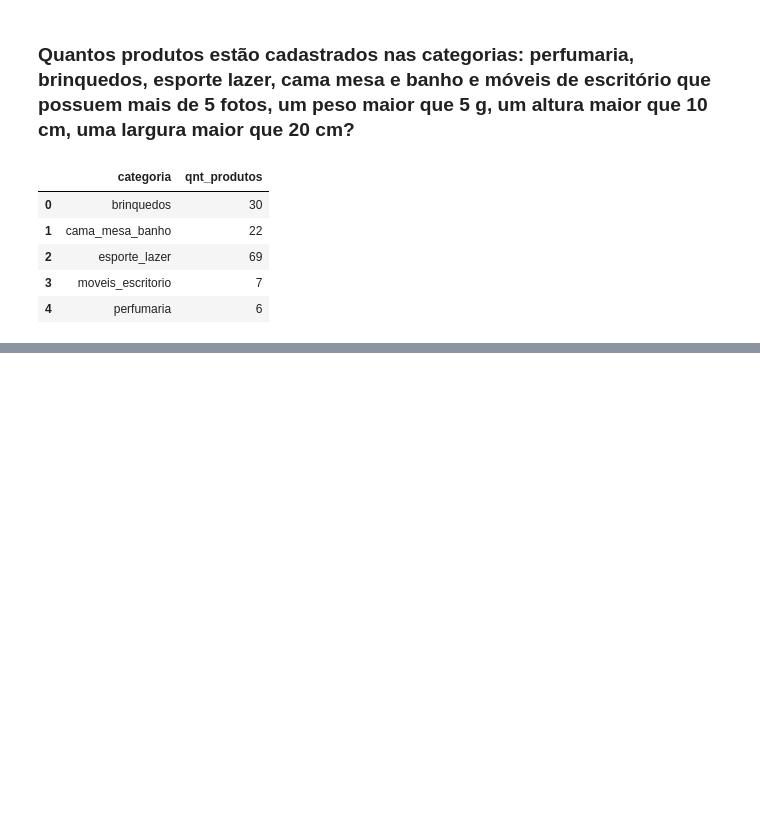
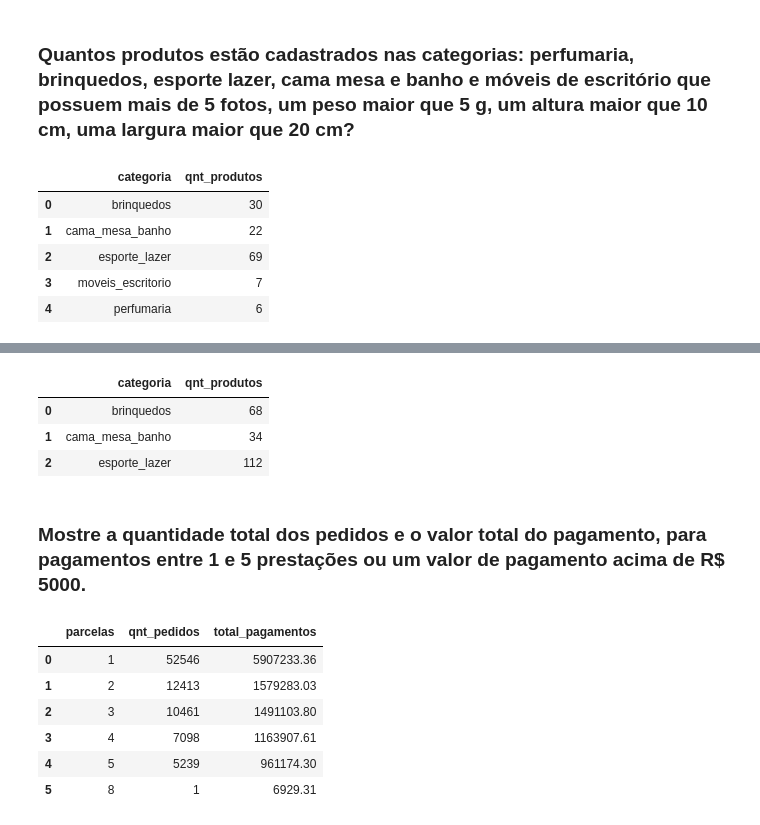
Before and after one commit to C41m/C41m-sql_ecommerce, a Jupyter notebook: sql.ipynb, the cells around one changed output, grey strips where cells are left out. Saved outputs shown, nothing was run; the diff lists cells and outputs as text; code cells hidden in the pictures; blank space fills up the shorter version.

```diff
--- a/sql.ipynb
+++ b/sql.ipynb
@@ -1297,0 +1339,68 @@ display(df)
+# %%
+cursor.execute(
+  """
+  SELECT
+    p.product_category_name,
+    COUNT(p.product_id) AS qnt_produtos
+  FROM
+    products p
+  WHERE
+    p.product_category_name IN (
+      "perfumaria",
+      "brinquedos",
+      "esporte_lazer",
+      "cama_mesa_banho"
+    )
+    AND p.product_photos_qty BETWEEN 5 AND 10
+    AND p.product_weight_g NOT BETWEEN 1 AND 5
+    AND p.product_height_cm > 10
+    AND P.product_width_cm > 20
+  GROUP BY
+    p.product_category_name
+  HAVING
+    COUNT(DISTINCT p.product_id) > 10
+  """
+)
+
+rows = cursor.fetchall()
+
+df = pd.DataFrame(rows, columns=["categoria", "qnt_produtos"])
+
+display(df)
+# %% [output]
+|  | categoria | qnt_produtos |
+| 0 | brinquedos | 68 |
+| 1 | cama_mesa_banho | 34 |
+| 2 | esporte_lazer | 112 |
+# %% [markdown]
+### Mostre a quantidade total dos pedidos e o valor total do pagamento, para pagamentos entre 1 e 5 prestações ou um valor de pagamento acima de R$ 5000.
+# %%
+cursor.execute(
+  """
+  SELECT
+    op.payment_installments,
+    COUNT(op.order_id) AS qnt_pedidos,
+    SUM(op.payment_value) AS total_pagamentos
+  FROM
+    order_payments op
+  WHERE
+    op.payment_installments BETWEEN 1 AND 5
+    OR op.payment_value > 5000
+  GROUP BY
+    op.payment_installments
+  """
+)
+
+rows = cursor.fetchall()
+
+df = pd.DataFrame(rows, columns=["parcelas", "qnt_pedidos", "total_pagamentos"])
+
+display(df)
+# %% [output]
+|  | parcelas | qnt_pedidos | total_pagamentos |
+| 0 | 1 | 52546 | 5907233.36 |
+| 1 | 2 | 12413 | 1579283.03 |
+| 2 | 3 | 10461 | 1491103.80 |
+| 3 | 4 | 7098 | 1163907.61 |
+| 4 | 5 | 5239 | 961174.30 |
+| 5 | 8 | 1 | 6929.31 |
```
Also changed, not shown: parts of 13 cells of this notebook, 1 other file.
